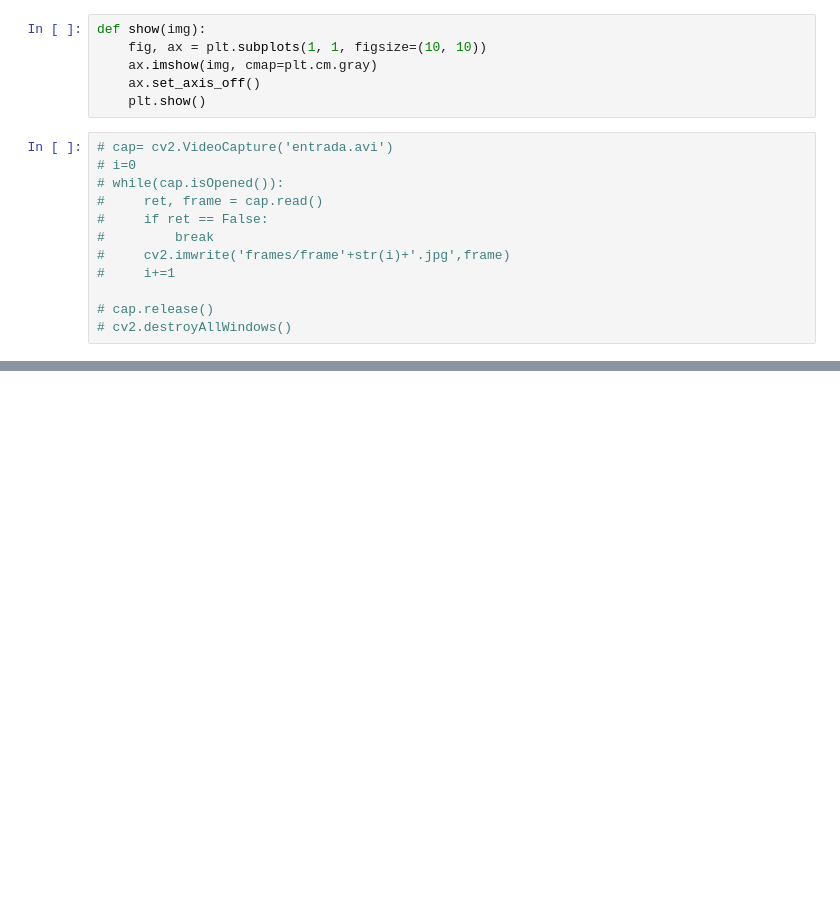
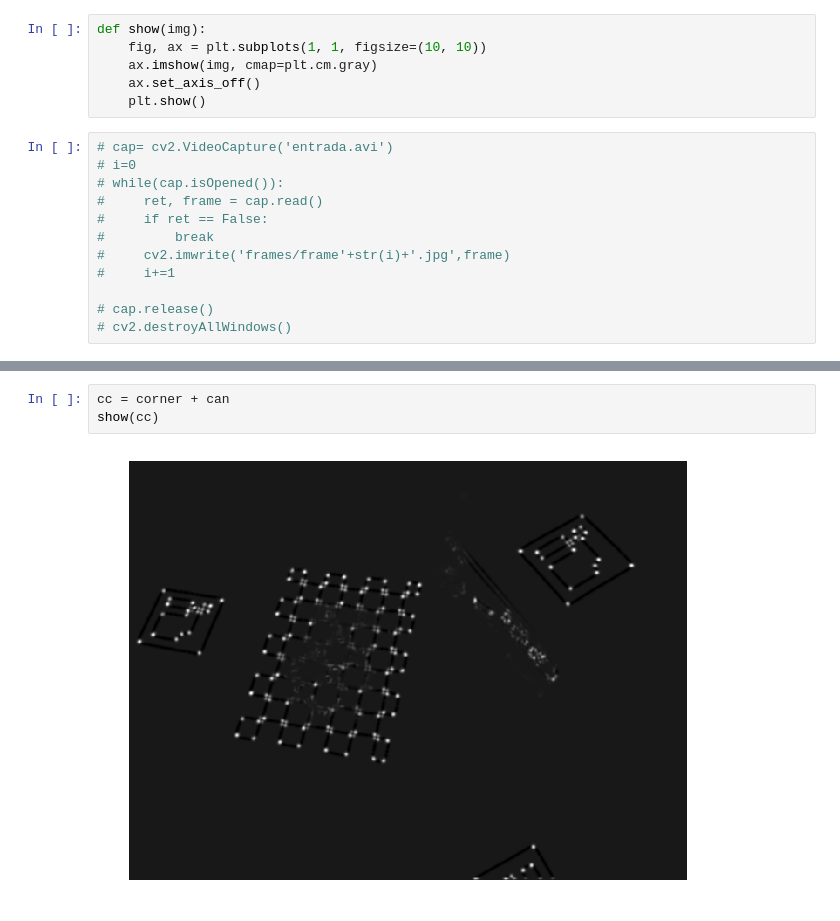
Before and after one commit to gilouzi/ICV, a Jupyter notebook: tp1/tp1.ipynb, the cells around one changed output, grey strips where cells are left out. Cells and saved outputs as stored; diff of their text form; blank space fills up the shorter version.

```diff
--- a/tp1/tp1.ipynb
+++ b/tp1/tp1.ipynb
@@ -48,0 +52,5 @@ show(bin_inv)
+# %%
+cc = corner + can
+show(cc)
+# %% [output]
+[figure, added]
```
Also changed, not shown: parts of 14 cells of this notebook.
